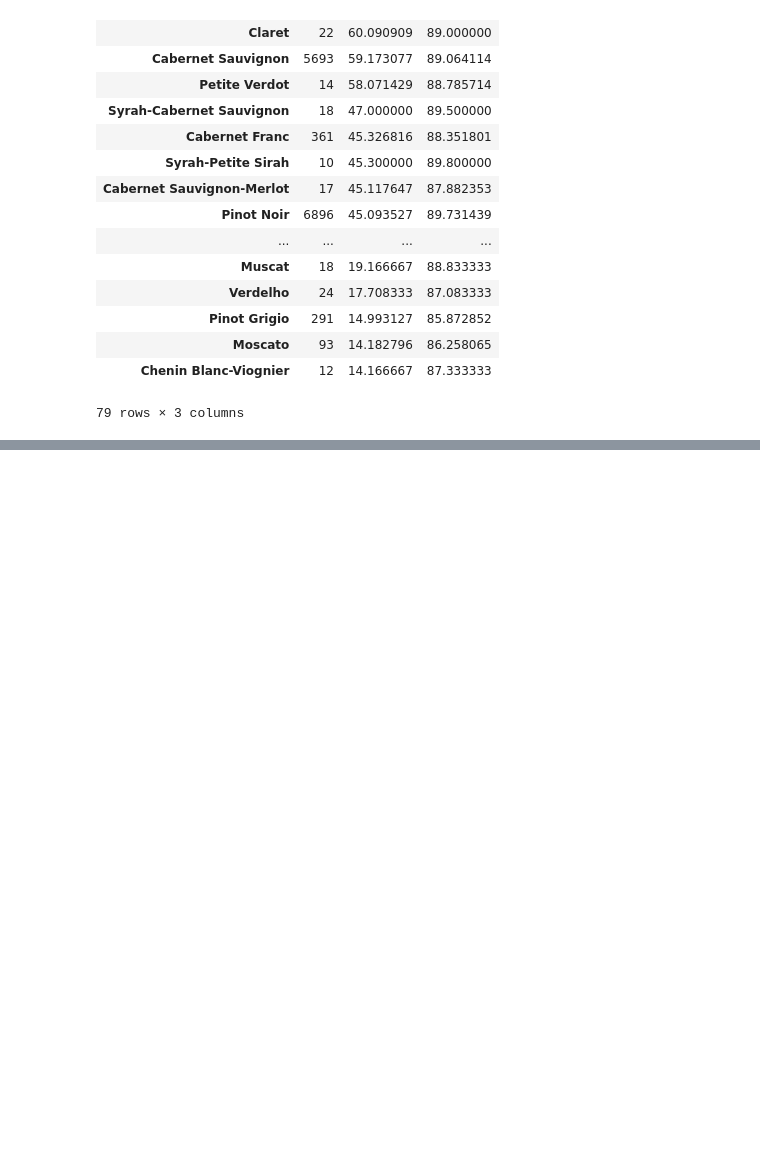
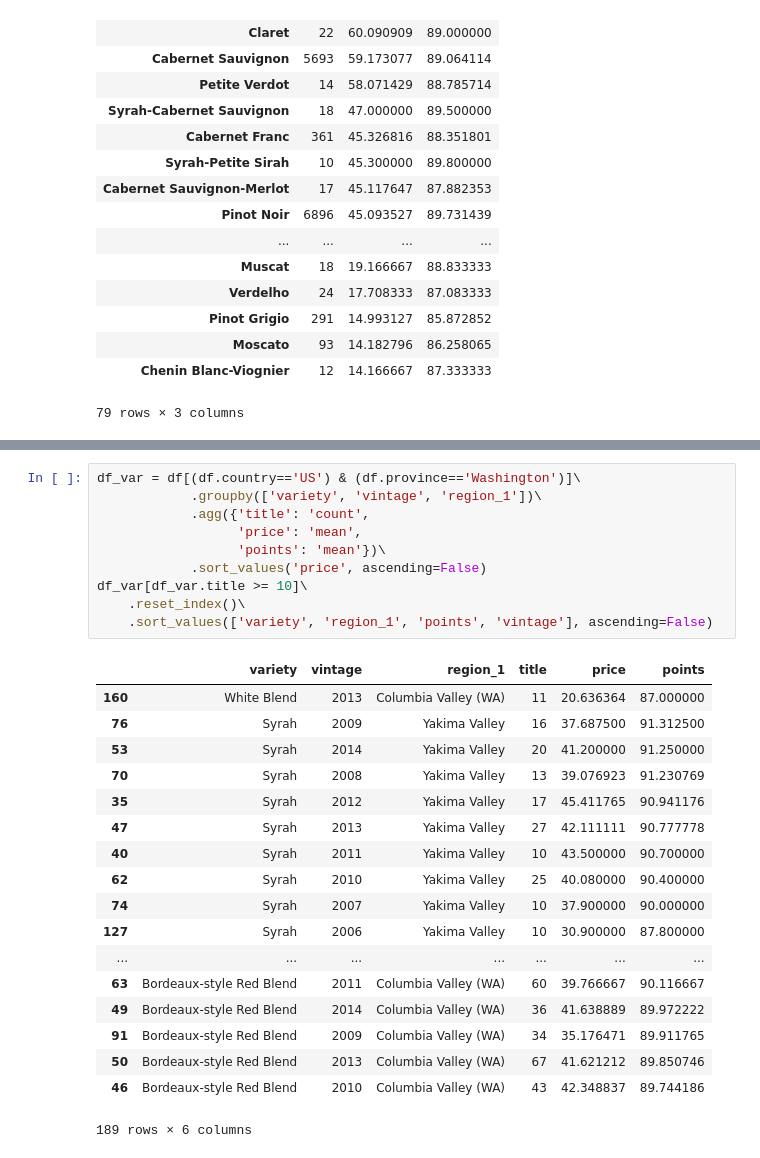
Before and after one commit to rob-dalton/wine-analysis, a Jupyter notebook: eda.ipynb, the cells around one changed output, grey strips where cells are left out. Saved outputs shown, nothing was run; the diff lists cells and outputs as text; blank space fills up the shorter version.

```diff
--- a/eda.ipynb
+++ b/eda.ipynb
@@ -407,0 +415,29 @@ True
+# %%
+df_var = df[(df.country=='US') & (df.province=='Washington')]\
+            .groupby(['variety', 'vintage', 'region_1'])\
+            .agg({'title': 'count',
+                  'price': 'mean',
+                  'points': 'mean'})\
+            .sort_values('price', ascending=False)
+df_var[df_var.title >= 10]\
+    .reset_index()\
+    .sort_values(['variety', 'region_1', 'points', 'vintage'], ascending=False)
+# %% [output]
+|  | variety | vintage | region_1 | title | price | points |
+| 160 | White Blend | 2013 | Columbia Valley (WA) | 11 | 20.636364 | 87.000000 |
+| 76 | Syrah | 2009 | Yakima Valley | 16 | 37.687500 | 91.312500 |
+| 53 | Syrah | 2014 | Yakima Valley | 20 | 41.200000 | 91.250000 |
+| 70 | Syrah | 2008 | Yakima Valley | 13 | 39.076923 | 91.230769 |
+| 35 | Syrah | 2012 | Yakima Valley | 17 | 45.411765 | 90.941176 |
+| 47 | Syrah | 2013 | Yakima Valley | 27 | 42.111111 | 90.777778 |
+| 40 | Syrah | 2011 | Yakima Valley | 10 | 43.500000 | 90.700000 |
+| 62 | Syrah | 2010 | Yakima Valley | 25 | 40.080000 | 90.400000 |
+| 74 | Syrah | 2007 | Yakima Valley | 10 | 37.900000 | 90.000000 |
+| 127 | Syrah | 2006 | Yakima Valley | 10 | 30.900000 | 87.800000 |
+| ... | ... | ... | ... | ... | ... | ... |
+| 63 | Bordeaux-style Red Blend | 2011 | Columbia Valley (WA) | 60 | 39.766667 | 90.116667 |
+| 49 | Bordeaux-style Red Blend | 2014 | Columbia Valley (WA) | 36 | 41.638889 | 89.972222 |
+| 91 | Bordeaux-style Red Blend | 2009 | Columbia Valley (WA) | 34 | 35.176471 | 89.911765 |
+| 50 | Bordeaux-style Red Blend | 2013 | Columbia Valley (WA) | 67 | 41.621212 | 89.850746 |
+| 46 | Bordeaux-style Red Blend | 2010 | Columbia Valley (WA) | 43 | 42.348837 | 89.744186 |
+189 rows × 6 columns
```
Also changed, not shown: parts of 5 cells of this notebook, 3 other files.
